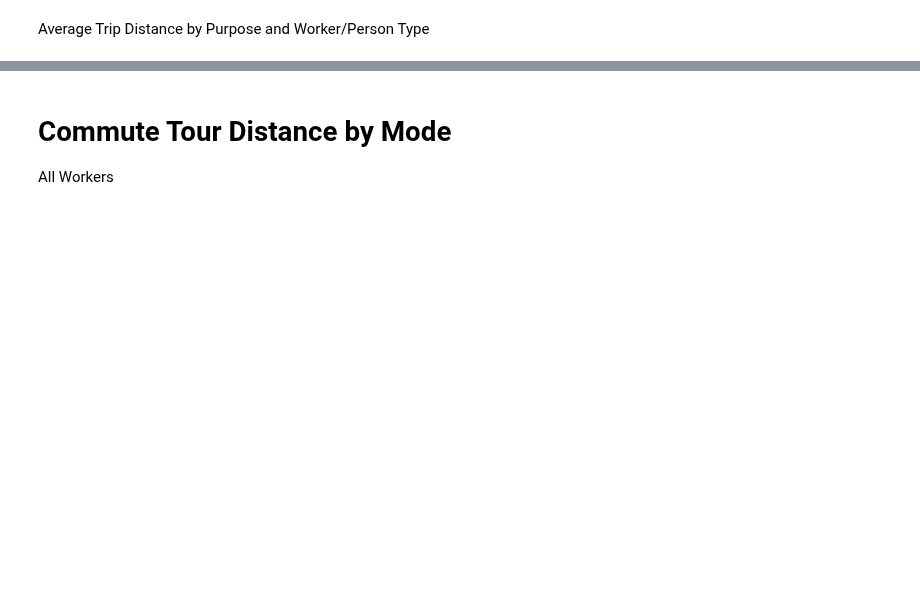
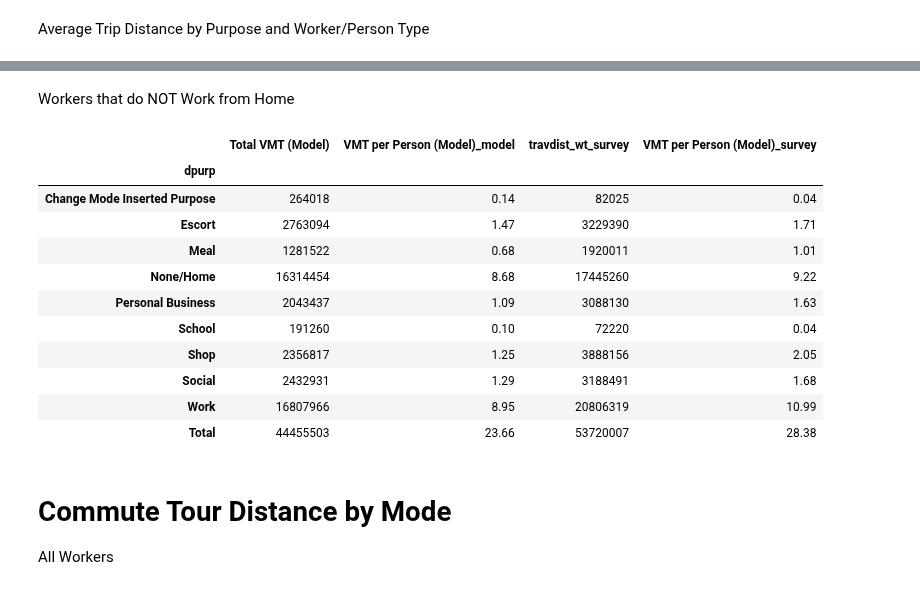
Before and after one commit to psrc/soundcast, a Jupyter notebook: scripts/summarize/notebooks/work.ipynb, the cells around one changed output, grey strips where cells are left out. Drawn from its saved outputs; the diff is of its cells as text; code cells hidden in the pictures; blank space fills up the shorter version.

```diff
--- a/scripts/summarize/notebooks/work.ipynb
+++ b/scripts/summarize/notebooks/work.ipynb
@@ -314,3 +361,39 @@ _df
+# %% [markdown]
+Workers that do NOT Work from Home
+# %%
+df = pd.read_csv(os.path.join(relative_path,'agg','dash','vmt_nonwfh.csv'))
+df_survey = pd.read_csv(os.path.join(relative_path,'agg','dash','survey','vmt_nonwfh.csv'))
+
+pd.options.display.float_format = '{:,.2f}'.format
+_df = df[(df['mode'].isin(['SOV','HOV2','HOV3+']))&
+   (df['dorp']==1) &
+   (df['pptyp'].isin(['Full-Time Worker','Part-Time Worker']))].groupby('dpurp').sum()[['travdist_wt']]
+_df['VMT per Person (Model)'] = _df['travdist_wt']/total_nonwfh_workers
+
+_df_survey = df_survey[(df_survey['mode'].isin(['SOV','HOV2','HOV3+']))&
+   (df_survey['dorp']==1) &
+   (df_survey['pptyp'].isin(['Full-Time Worker','Part-Time Worker']))].groupby('dpurp').sum()[['travdist_wt']]
+_df_survey['VMT per Person (Model)'] = _df_survey['travdist_wt']/total_nonwfh_workers_survey
+
+_df = _df.merge(_df_survey, left_index=True, right_index=True, suffixes=['_model','_survey'])
+_df.loc['Total',:] = _df.sum()
+_df[['travdist_wt_model','travdist_wt_survey']] = _df[['travdist_wt_model','travdist_wt_survey']].astype('int')
+_df.rename(columns={'travdist_wt_model': 'Total VMT (Model)', 'travidst_wt_survey': 'Total VMT (Survey)'},
+                   inplace=True)
+_df
+# %% [output]
+|  | Total VMT (Model) | VMT per Person (Model)_model | travdist_wt_survey | VMT per Person (Model)_survey |
+| dpurp |  |  |  |  |
+| Change Mode Inserted Purpose | 264018 | 0.14 | 82025 | 0.04 |
+| Escort | 2763094 | 1.47 | 3229390 | 1.71 |
+| Meal | 1281522 | 0.68 | 1920011 | 1.01 |
+| None/Home | 16314454 | 8.68 | 17445260 | 9.22 |
+| Personal Business | 2043437 | 1.09 | 3088130 | 1.63 |
+| School | 191260 | 0.10 | 72220 | 0.04 |
+| Shop | 2356817 | 1.25 | 3888156 | 2.05 |
+| Social | 2432931 | 1.29 | 3188491 | 1.68 |
+| Work | 16807966 | 8.95 | 20806319 | 10.99 |
+| Total | 44455503 | 23.66 | 53720007 | 28.38 |
 # %% [markdown]
 # Commute Tour Distance by Mode
 All Workers
```
Also changed, not shown: parts of 18 cells of this notebook, 1 other file.
